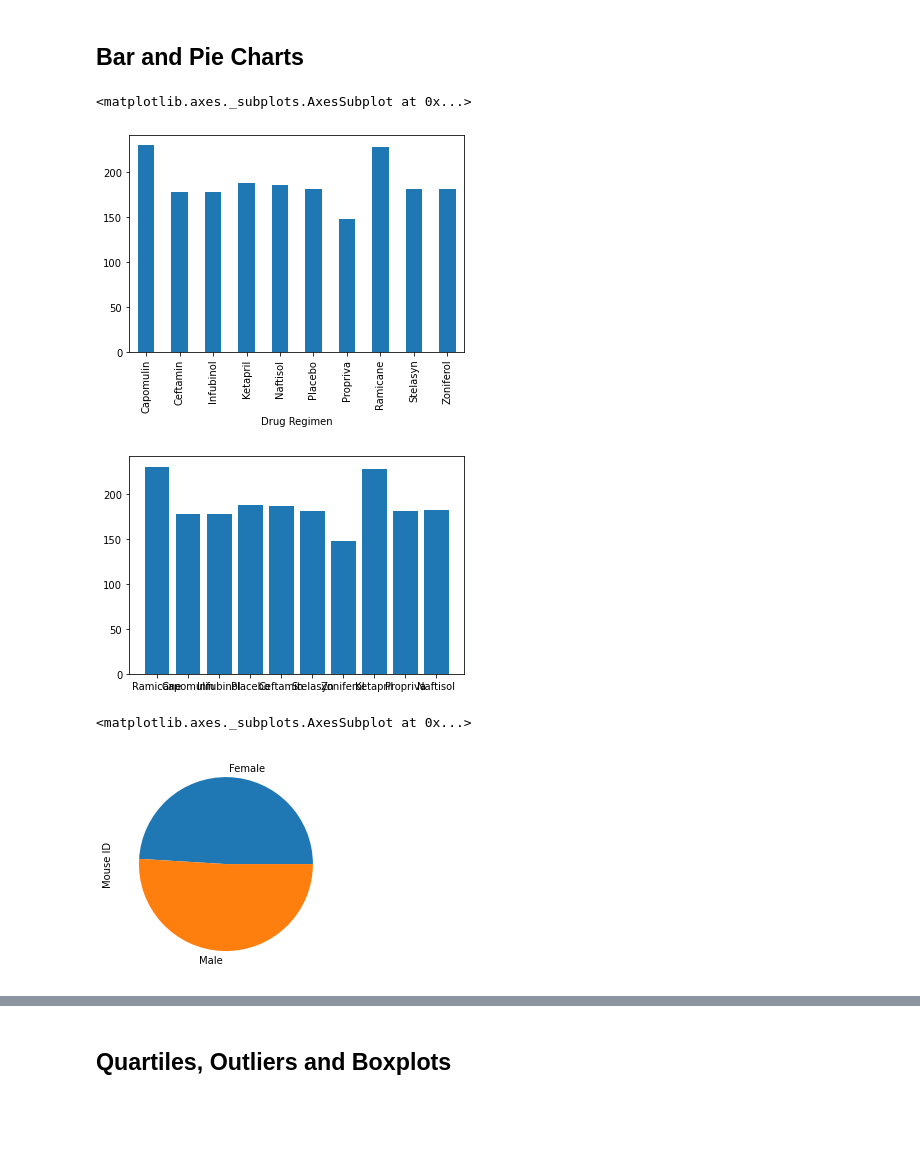
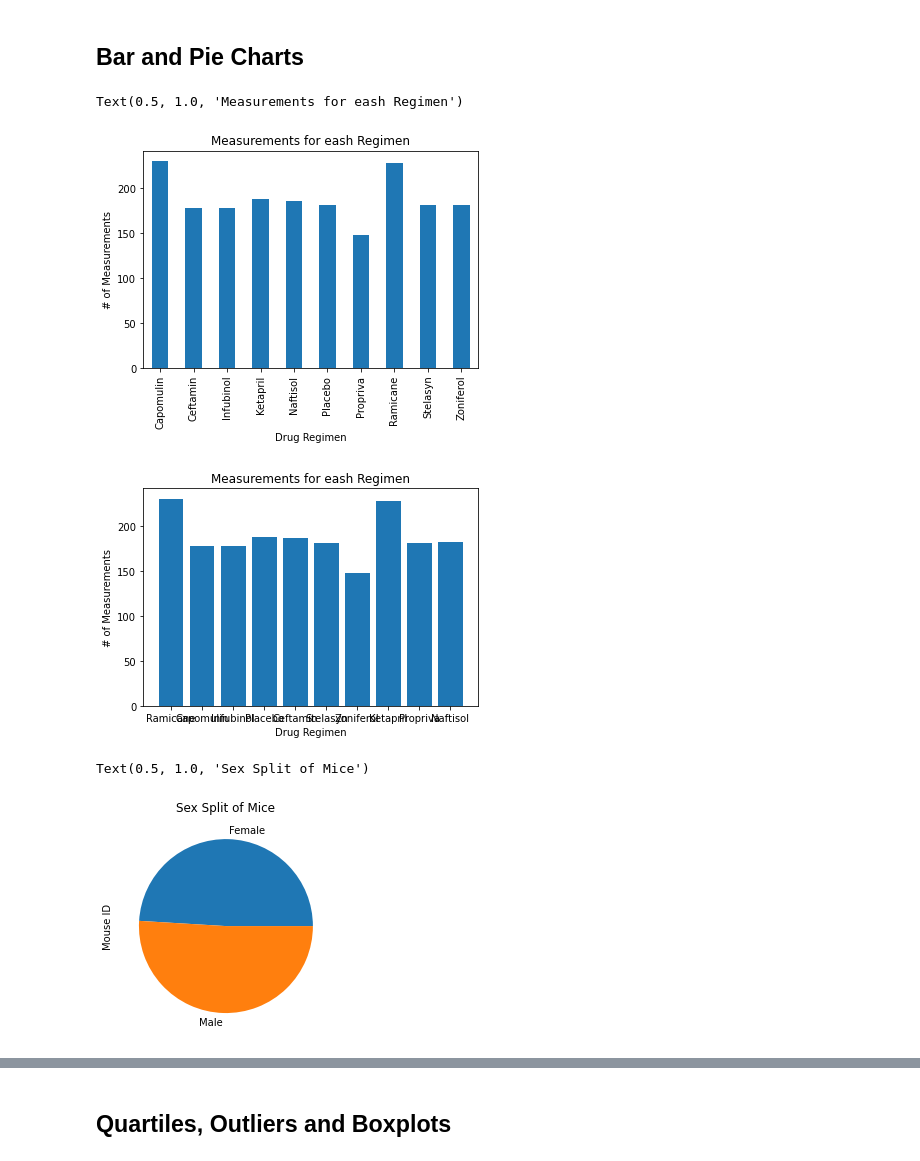
Before and after one commit to carterkioski/matplotlib-challenge, a Jupyter notebook: CarterKioski_Answer/CarterKioski_pymaceuticals.ipynb, the cells around one changed output, grey strips where cells are left out. Drawn from its saved outputs; the diff is of its cells as text; code cells hidden in the pictures; blank space fills up the shorter version.

Commit message:
adding graph labals and titles

```diff
--- a/CarterKioski_Answer/CarterKioski_pymaceuticals.ipynb
+++ b/CarterKioski_Answer/CarterKioski_pymaceuticals.ipynb
@@ -119,24 +119,31 @@ new_df.groupby('Drug Regimen')['Tumor Volume (mm3)'].agg(['mean','median','var',
 # Generate a bar plot showing the total number of measurements taken on each drug regimen using pandas.
 bar_df = new_df.groupby('Drug Regimen')['Timepoint'].count()
 bar_df.plot(kind='bar')
+plt.xlabel('Drug Regimen')
+plt.ylabel('# of Measurements')
+plt.title('Measurements for eash Regimen')
 # %% [output]
-<matplotlib.axes._subplots.AxesSubplot at 0x...>
+Text(0.5, 1.0, 'Measurements for eash Regimen')
-[figure, old version]
+[figure, new version]
 # %%
 # Generate a bar plot showing the total number of measurements taken on each drug regimen using pyplot.
 regimens = new_df['Drug Regimen'].unique()
 plt.bar(regimens,bar_df.values)
+plt.xlabel('Drug Regimen')
+plt.ylabel('# of Measurements')
+plt.title('Measurements for eash Regimen')
 plt.show()
 # %% [output]
-[figure, old version]
+[figure, new version]
 # %%
 # Generate a pie plot showing the distribution of female versus male mice using pandas
 
 pie_df = new_df.groupby('Sex')['Mouse ID'].count()
 pie_df.plot(kind='pie')
+plt.title('Sex Split of Mice')
 # %% [output]
-<matplotlib.axes._subplots.AxesSubplot at 0x...>
+Text(0.5, 1.0, 'Sex Split of Mice')
-[figure, old version]
+[figure, new version]
 # %%
 # Generate a pie plot showing the distribution of female versus male mice using pyplot
 explode = (0.1, 0)
```
Also changed, not shown: parts of 2 cells of this notebook.
